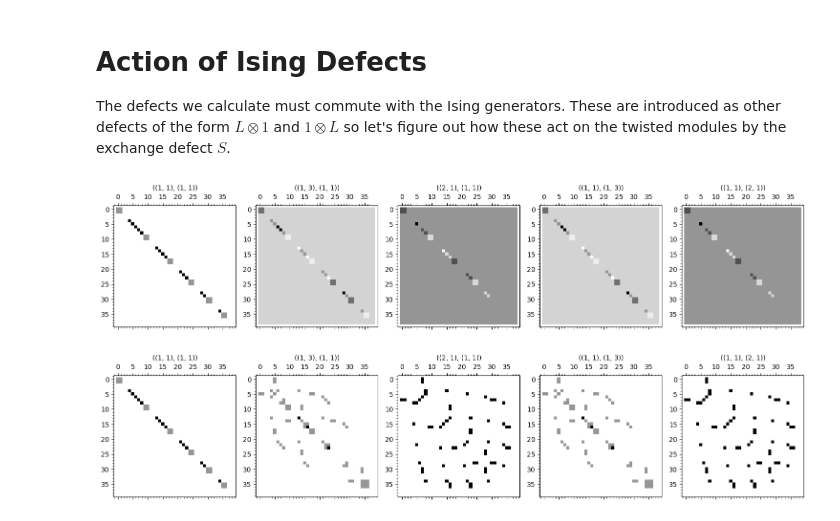
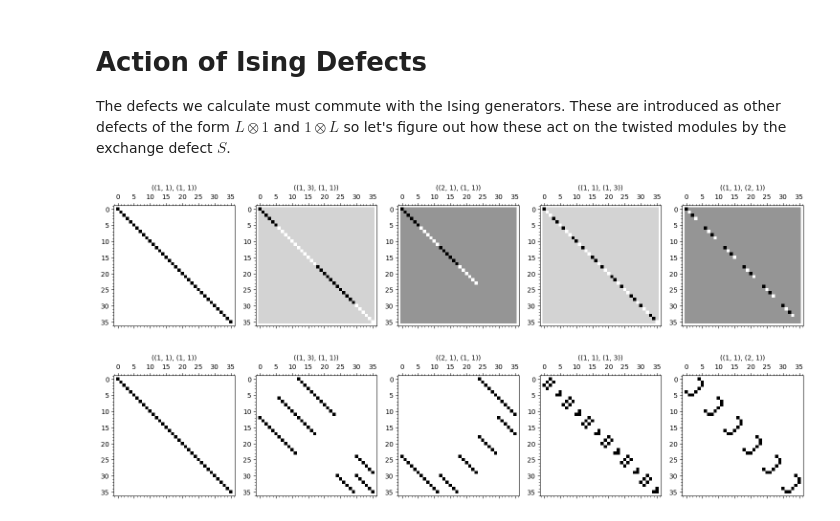
Before and after one commit to PanosEconomou/tricritical-ising, a Jupyter notebook: Panos/ising-invariance/ising-defect-action.ipynb, the cells around one changed output. Cells and saved outputs as stored; diff of their text form; code cells hidden in the pictures.

Commit message:
twisted ishibashis

```diff
--- a/Panos/ising-invariance/ising-defect-action.ipynb
+++ b/Panos/ising-invariance/ising-defect-action.ipynb
@@ -3,14 +3,14 @@
 
 The defects we calculate must commute with the Ising generators. These are introduced as other defects of the form $L\otimes 1$ and $1\otimes L$ so let's figure out how these act on the twisted modules by the exchange defect $S$.
 # %%
-# from sage import *
+from sage.all import *
 import cftpy as cft
 from cftpy import showvs
 
 # Define some details about the CFT we are interested in
 tri = {
     'model' : 'folded_tricritical_ising',
-    'K'     : QQbar,
+    'K'     : CC,
 }
 
 # The generators of the copy of ising in Tricritical Ising have Kac labels
@@ -19,20 +19,21 @@ folded_defect_labels    = [(a,(1,1)) for a in ising_defect_labels] + [((1,1),a)
 folded_defects          = {l:cft.verlinde_line(l,**tri) for l in folded_defect_labels}
 
 # The change of basis matrix for the VOA invariant under the exchange defect
-cob                     = cft.exchange_orbifold_change_of_basis_matrix(p=5,q=4)
-folded_defects_exchange = {l:cob * folded_defects[l] * cob.T for l in folded_defects}
+# cob                     = cft.exchange_orbifold_change_of_basis_matrix(p=5,q=4)
+# folded_defects_exchange = {l:cob * folded_defects[l] * cob.T for l in folded_defects}
 
 # Here is a plot of how they act in the Vir^2 primaries
-graphics_array([folded_defects_exchange[l].numerical_approx().apply_map(real).plot(title=l) for l in folded_defects_exchange]).show(figsize=15)
+graphics_array([folded_defects[l].apply_map(real).plot(title=l) for l in folded_defects]).show(figsize=15)
 # %% [output]
-[figure, old version]
+[figure, new version]
 # %%
 # Orbifold S-matrix
-So  = cft.S_matrix(model="exchange_tricritical_ising",K=CC).apply_map(real)
+So, _ = cft.S_matrix(model="folded_tricritical_ising",K=CC)
+So    = So.apply_map(real)
 
 # Now we calculate the twisted spaces by S transforming
-twisted_spaces = {l: So*folded_defects_exchange[l]*So for l in folded_defects_exchange}
+twisted_spaces = {l: So*folded_defects[l]*So for l in folded_defects}
 
 graphics_array([twisted_spaces[l].plot(title=l) for l in twisted_spaces]).show(figsize=15)
 # %% [output]
-[figure, old version]
+[figure, new version]
```
Also changed, not shown: 1 other file.
